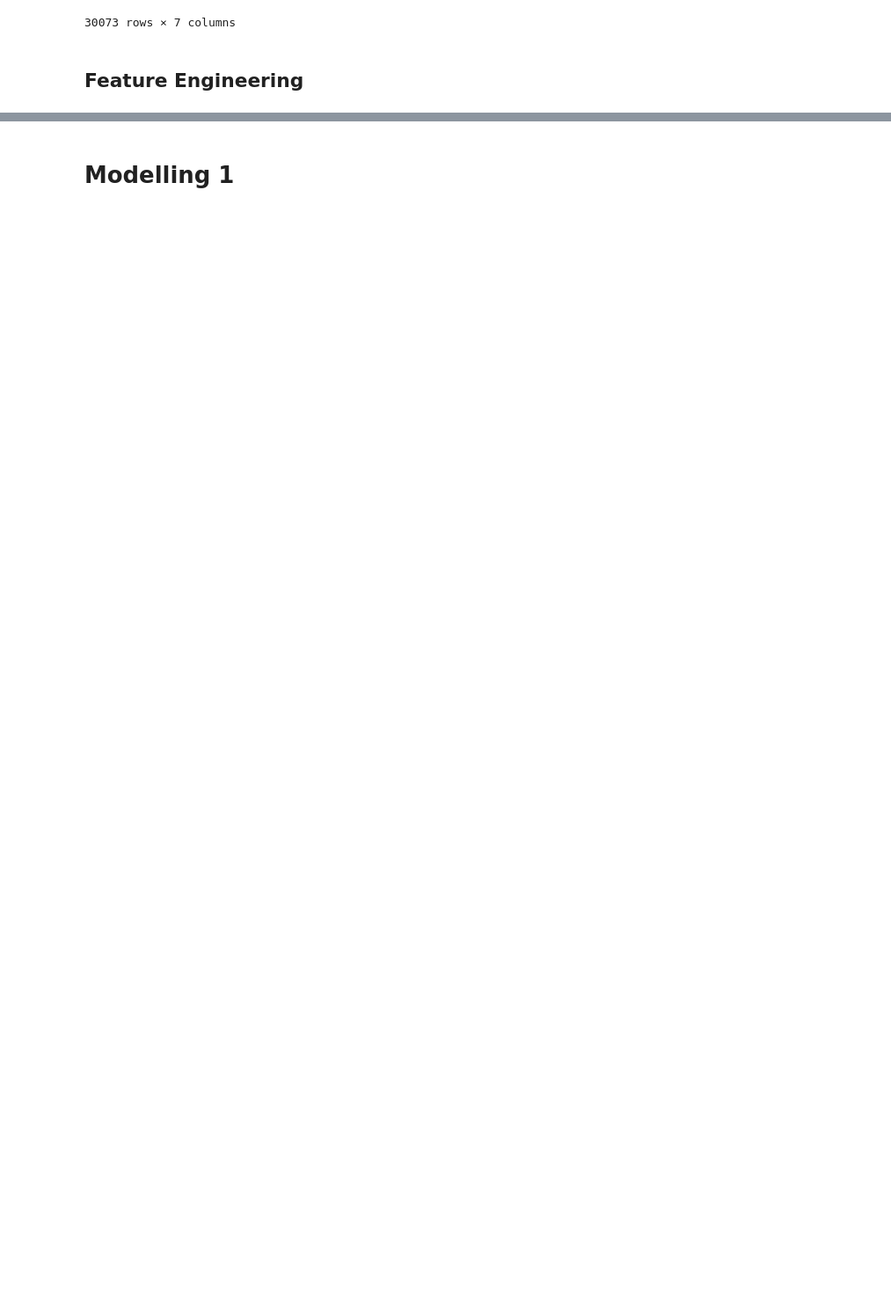
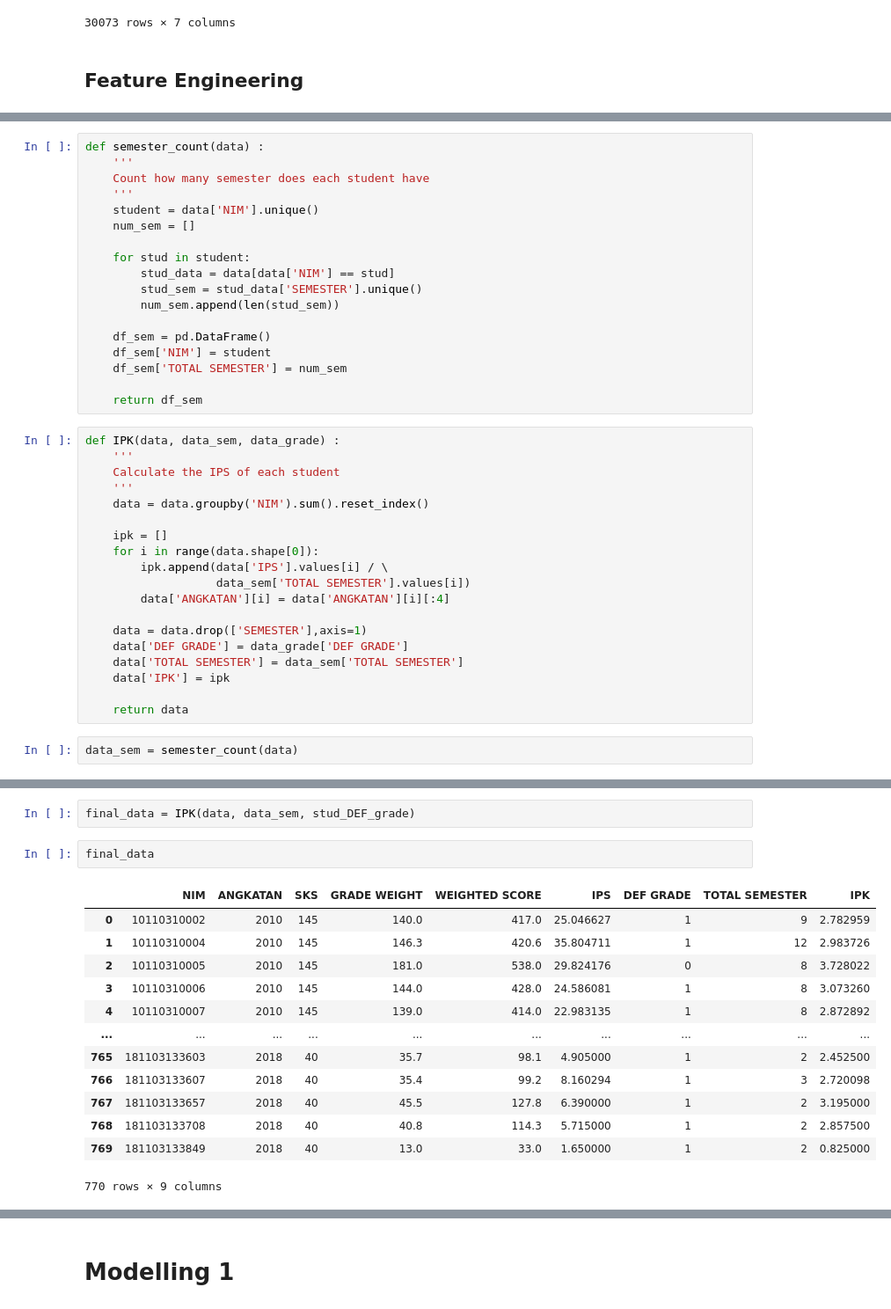
Before and after one commit to fchrzlka/ISFEST-2022, a Jupyter notebook: ConfusedTeens_Coding.ipynb, the cells around one changed output, grey strips where cells are left out. Shown at 88% size. Drawn from its saved outputs; the diff is of its cells as text; blank space fills up the shorter version.

```diff
--- a/ConfusedTeens_Coding.ipynb
+++ b/ConfusedTeens_Coding.ipynb
@@ -606,0 +341,39 @@ sns.pairplot(lulus, hue = 'KELULUSAN')
+# %%
+def semester_count(data) :
+    '''
+    Count how many semester does each student have
+    '''
+    student = data['NIM'].unique()
+    num_sem = []
+
+    for stud in student:
+        stud_data = data[data['NIM'] == stud]
+        stud_sem = stud_data['SEMESTER'].unique()
+        num_sem.append(len(stud_sem))
+
+    df_sem = pd.DataFrame()
+    df_sem['NIM'] = student
+    df_sem['TOTAL SEMESTER'] = num_sem
+
+    return df_sem
+# %%
+def IPK(data, data_sem, data_grade) :
+    '''
+    Calculate the IPS of each student
+    '''
+    data = data.groupby('NIM').sum().reset_index()
+
+    ipk = []
+    for i in range(data.shape[0]):
+        ipk.append(data['IPS'].values[i] / \
+                   data_sem['TOTAL SEMESTER'].values[i])
+        data['ANGKATAN'][i] = data['ANGKATAN'][i][:4]
+
+    data = data.drop(['SEMESTER'],axis=1)
+    data['DEF GRADE'] = data_grade['DEF GRADE']
+    data['TOTAL SEMESTER'] = data_sem['TOTAL SEMESTER']
+    data['IPK'] = ipk
+
+    return data
+# %%
+data_sem = semester_count(data)
@@ -606,0 +396,18 @@ sns.pairplot(lulus, hue = 'KELULUSAN')
+# %%
+final_data = IPK(data, data_sem, stud_DEF_grade)
+# %%
+final_data
+# %% [output]
+|  | NIM | ANGKATAN | SKS | GRADE WEIGHT | WEIGHTED SCORE | IPS | DEF GRADE | TOTAL SEMESTER | IPK |
+| 0 | 10110310002 | 2010 | 145 | 140.0 | 417.0 | 25.046627 | 1 | 9 | 2.782959 |
+| 1 | 10110310004 | 2010 | 145 | 146.3 | 420.6 | 35.804711 | 1 | 12 | 2.983726 |
+| 2 | 10110310005 | 2010 | 145 | 181.0 | 538.0 | 29.824176 | 0 | 8 | 3.728022 |
+| 3 | 10110310006 | 2010 | 145 | 144.0 | 428.0 | 24.586081 | 1 | 8 | 3.073260 |
+| 4 | 10110310007 | 2010 | 145 | 139.0 | 414.0 | 22.983135 | 1 | 8 | 2.872892 |
+| ... | ... | ... | ... | ... | ... | ... | ... | ... | ... |
+| 765 | 181103133603 | 2018 | 40 | 35.7 | 98.1 | 4.905000 | 1 | 2 | 2.452500 |
+| 766 | 181103133607 | 2018 | 40 | 35.4 | 99.2 | 8.160294 | 1 | 3 | 2.720098 |
+| 767 | 181103133657 | 2018 | 40 | 45.5 | 127.8 | 6.390000 | 1 | 2 | 3.195000 |
+| 768 | 181103133708 | 2018 | 40 | 40.8 | 114.3 | 5.715000 | 1 | 2 | 2.857500 |
+| 769 | 181103133849 | 2018 | 40 | 13.0 | 33.0 | 1.650000 | 1 | 2 | 0.825000 |
+770 rows × 9 columns
```
Also changed, not shown: parts of 151 cells of this notebook.
